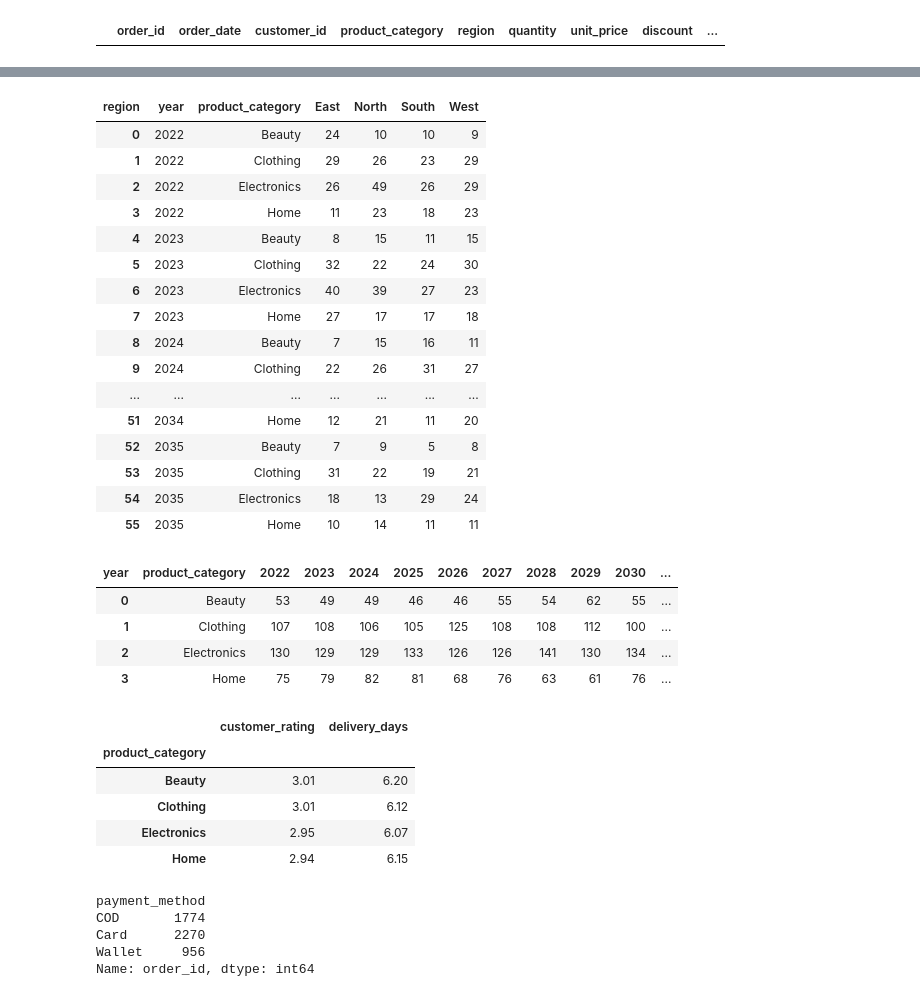
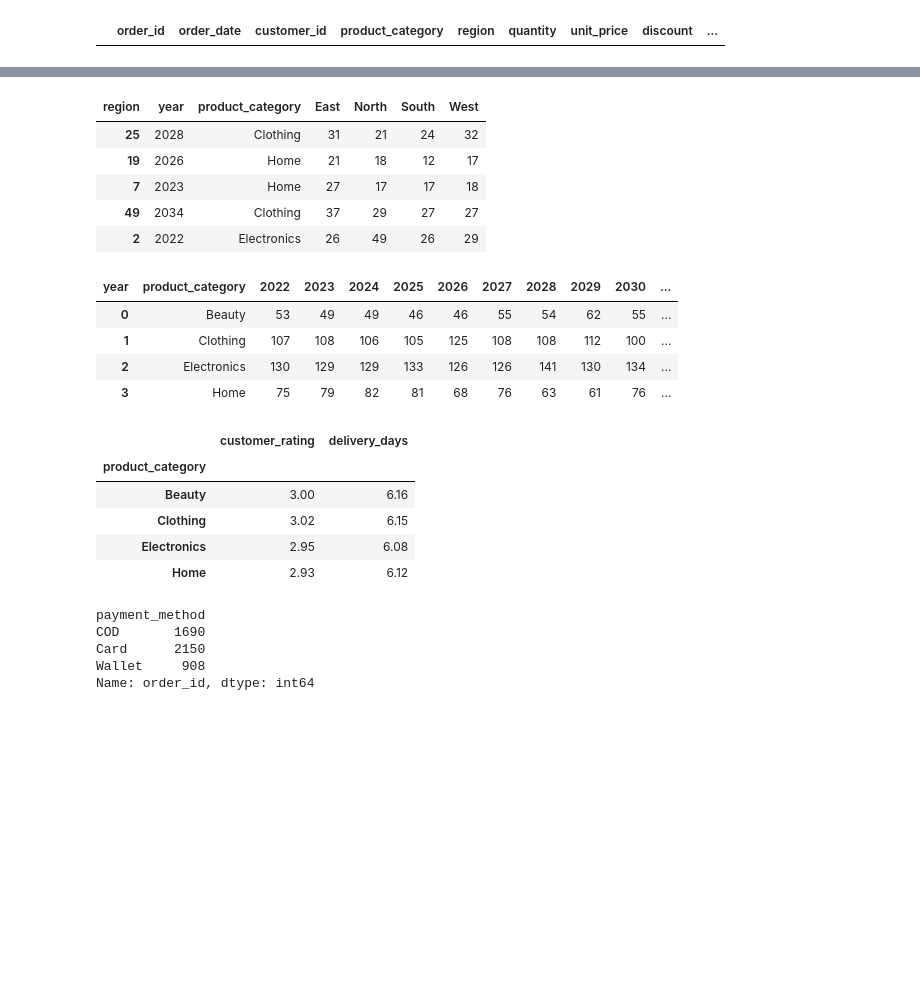
Before and after one commit to harshit00052/super-store-data-analysis, a Jupyter notebook: project/main.ipynb, the cells around one changed output, grey strips where cells are left out. Saved outputs shown, nothing was run; the diff lists cells and outputs as text; code cells hidden in the pictures; blank space fills up the shorter version.

```diff
--- a/project/main.ipynb
+++ b/project/main.ipynb
@@ -51,6 +50,10 @@ df['order_date'] = pd.to_datetime(df['order_date'])
 # %%
 df['month'] = df['order_date'].dt.month_name()
+# %%
+df['month_num'] = df['order_date'].dt.month
 # %%
 df['year_quarter'] = df['order_date'].dt.quarter
 # %%
 df['year'] = df['order_date'].dt.year
+# %%
+df = df[df['year'] != 2035]
@@ -214,23 +206,12 @@ df.pivot_table(index=['year', 'product_category'], columns='region', values='rev
 # %%
-df.pivot_table(index=['year', 'product_category'], columns='region', values='order_id', aggfunc='count').reset_index()
+df.pivot_table(index=['year', 'product_category'], columns='region', values='order_id', aggfunc='count').reset_index().sample(5)
 # %% [output]
 | region | year | product_category | East | North | South | West |
-| 0 | 2022 | Beauty | 24 | 10 | 10 | 9 |
-| 1 | 2022 | Clothing | 29 | 26 | 23 | 29 |
+| 25 | 2028 | Clothing | 31 | 21 | 24 | 32 |
+| 19 | 2026 | Home | 21 | 18 | 12 | 17 |
+| 7 | 2023 | Home | 27 | 17 | 17 | 18 |
+| 49 | 2034 | Clothing | 37 | 29 | 27 | 27 |
 | 2 | 2022 | Electronics | 26 | 49 | 26 | 29 |
-| 3 | 2022 | Home | 11 | 23 | 18 | 23 |
-| 4 | 2023 | Beauty | 8 | 15 | 11 | 15 |
-| 5 | 2023 | Clothing | 32 | 22 | 24 | 30 |
-| 6 | 2023 | Electronics | 40 | 39 | 27 | 23 |
-| 7 | 2023 | Home | 27 | 17 | 17 | 18 |
-| 8 | 2024 | Beauty | 7 | 15 | 16 | 11 |
-| 9 | 2024 | Clothing | 22 | 26 | 31 | 27 |
-| ... | ... | ... | ... | ... | ... | ... |
-| 51 | 2034 | Home | 12 | 21 | 11 | 20 |
-| 52 | 2035 | Beauty | 7 | 9 | 5 | 8 |
-| 53 | 2035 | Clothing | 31 | 22 | 19 | 21 |
-| 54 | 2035 | Electronics | 18 | 13 | 29 | 24 |
-| 55 | 2035 | Home | 10 | 14 | 11 | 11 |
 # %%
 df.pivot_table(index=['product_category'], columns='year', values='order_id', aggfunc='count').reset_index()
 
@@ -252,15 +233,15 @@ df.groupby('product_category').agg({'customer_rating':'mean', 'delivery_days':'m
 # %% [output]
 |  | customer_rating | delivery_days |
 | product_category |  |  |
-| Beauty | 3.01 | 6.20 |
-| Clothing | 3.01 | 6.12 |
-| Electronics | 2.95 | 6.07 |
-| Home | 2.94 | 6.15 |
+| Beauty | 3.00 | 6.16 |
+| Clothing | 3.02 | 6.15 |
+| Electronics | 2.95 | 6.08 |
+| Home | 2.93 | 6.12 |
 # %%
 df.groupby('payment_method')['order_id'].count()
 # %% [output]
 payment_method
-COD       1774
-Card      2270
-Wallet     956
+COD       1690
+Card      2150
+Wallet     908
 Name: order_id, dtype: int64
```
Also changed, not shown: parts of 27 cells of this notebook, 1 other file.
